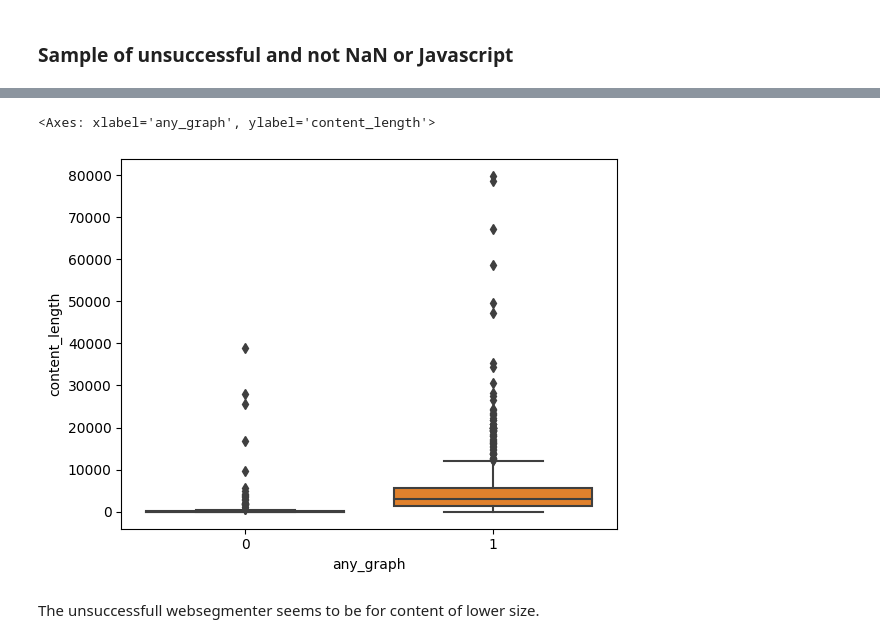
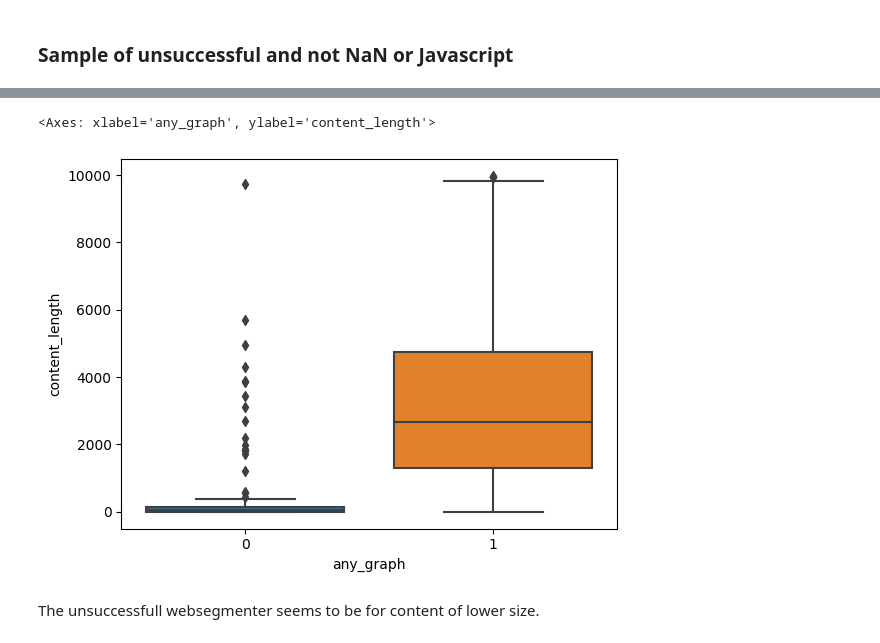
Before and after one commit to AnasAito/Web-segmenter, a Jupyter notebook: analysis_success_rate.ipynb, the cells around one changed output, grey strips where cells are left out. Cells and saved outputs as stored; diff of their text form; code cells hidden in the pictures.

```diff
--- a/analysis_success_rate.ipynb
+++ b/analysis_success_rate.ipynb
@@ -171,10 +171,10 @@ pdf['content_length'] = pdf['content'].apply(lambda x: len(str(x)) if str(x).low
 # normalize the content length by the sum of the content length per any_graph group to get the proportion of content length per group and then flatten the multi-index
 pdf['content_length'] = pdf.groupby('any_graph')['content_length'].apply(lambda x: x/x.count()).reset_index(level=0, drop=True)
 # %%
-sns.boxplot(data=pdf, y='content_length', x='any_graph') #, bins=100, common_norm=False)
+sns.boxplot(data=pdf[pdf['content_length']<10_000], y='content_length', x='any_graph') #, bins=100, common_norm=False)
 # %% [output]
 <Axes: xlabel='any_graph', ylabel='content_length'>
-[figure, old version]
+[figure, new version]
 # %% [markdown]
 The unsuccessfull websegmenter seems to be for content of lower size.
 # %% [markdown]
```
Also changed, not shown: parts of 2 cells of this notebook, 8 other files.
